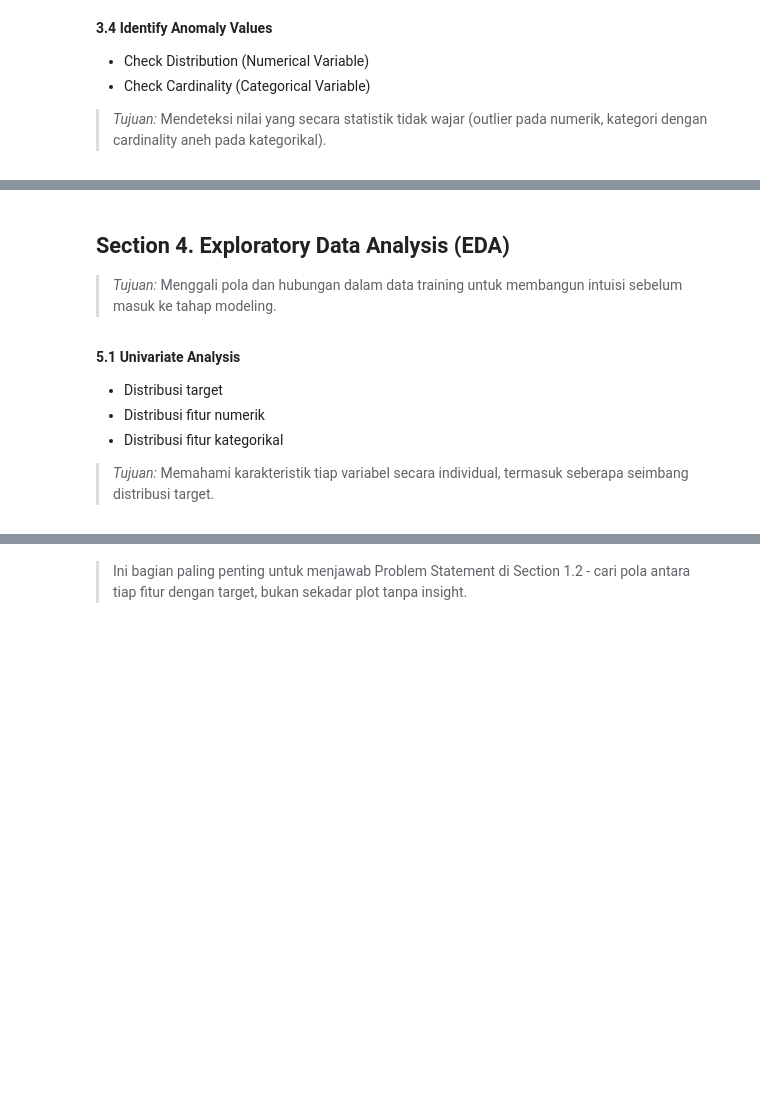
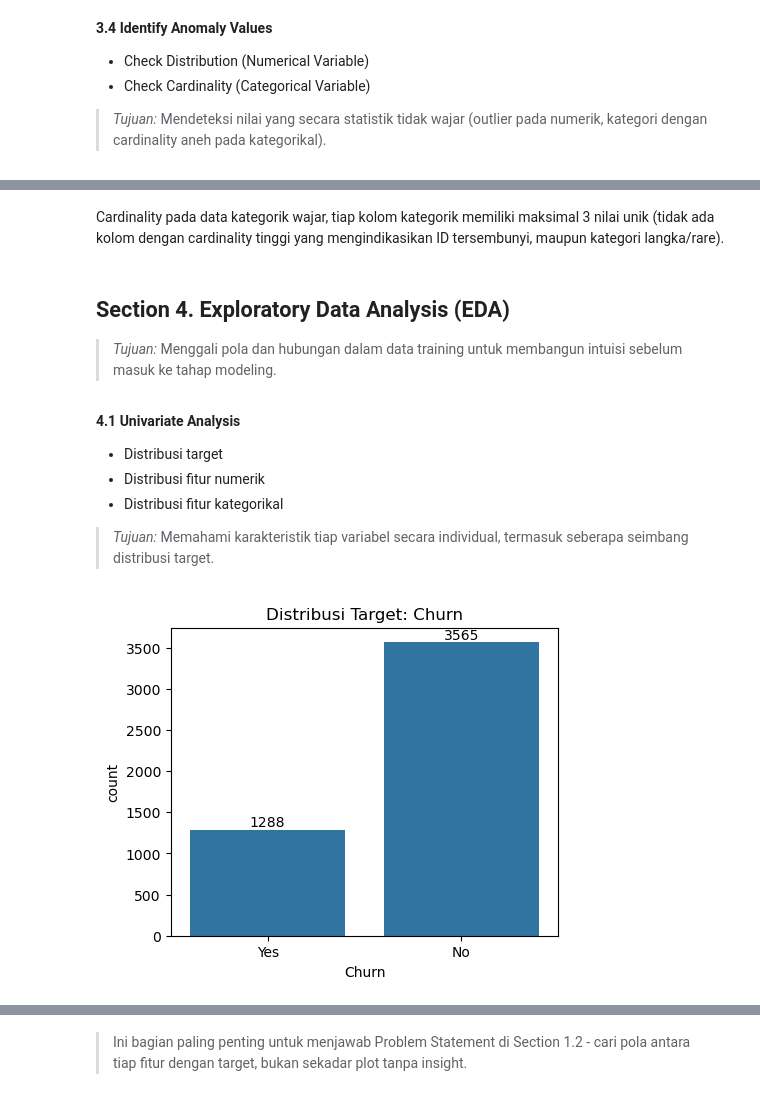
Before and after one commit to Firsaadam03/telco-churn-prediction, a Jupyter notebook: notebook/1.0-bdp-notebook.ipynb, the cells around one changed output, grey strips where cells are left out. Cells and saved outputs as stored; diff of their text form; code cells hidden in the pictures; blank space fills up the shorter version.

```diff
--- a/notebook/1.0-bdp-notebook.ipynb
+++ b/notebook/1.0-bdp-notebook.ipynb
@@ -282,11 +537,22 @@ df.describe(include='all')
+# %% [markdown]
+Cardinality pada data kategorik wajar, tiap kolom kategorik memiliki maksimal 3 nilai unik (tidak ada kolom dengan cardinality tinggi yang mengindikasikan ID tersembunyi, maupun kategori langka/rare).
 # %% [markdown]
 ## **Section 4. Exploratory Data Analysis (EDA)**
 
 >   *Tujuan:* Menggali pola dan hubungan dalam data training untuk membangun intuisi sebelum masuk ke tahap modeling.
 # %% [markdown]
-**5.1 Univariate Analysis**
+**4.1 Univariate Analysis**
 - Distribusi target
 - Distribusi fitur numerik
 - Distribusi fitur kategorikal
 
 >   *Tujuan:* Memahami karakteristik tiap variabel secara individual, termasuk seberapa seimbang distribusi target.
+# %%
+plt.figure(figsize=(5,4))
+ax = sns.countplot(data=df, x='Churn')
+plt.title('Distribusi Target: Churn')
+for p in ax.patches:
+    ax.annotate(f'{int(p.get_height())}', (p.get_x()+p.get_width()/2, p.get_height()), ha='center', va='bottom')
+plt.show()
+# %% [output]
+[figure, added]
```
Also changed, not shown: parts of 143 cells of this notebook.
